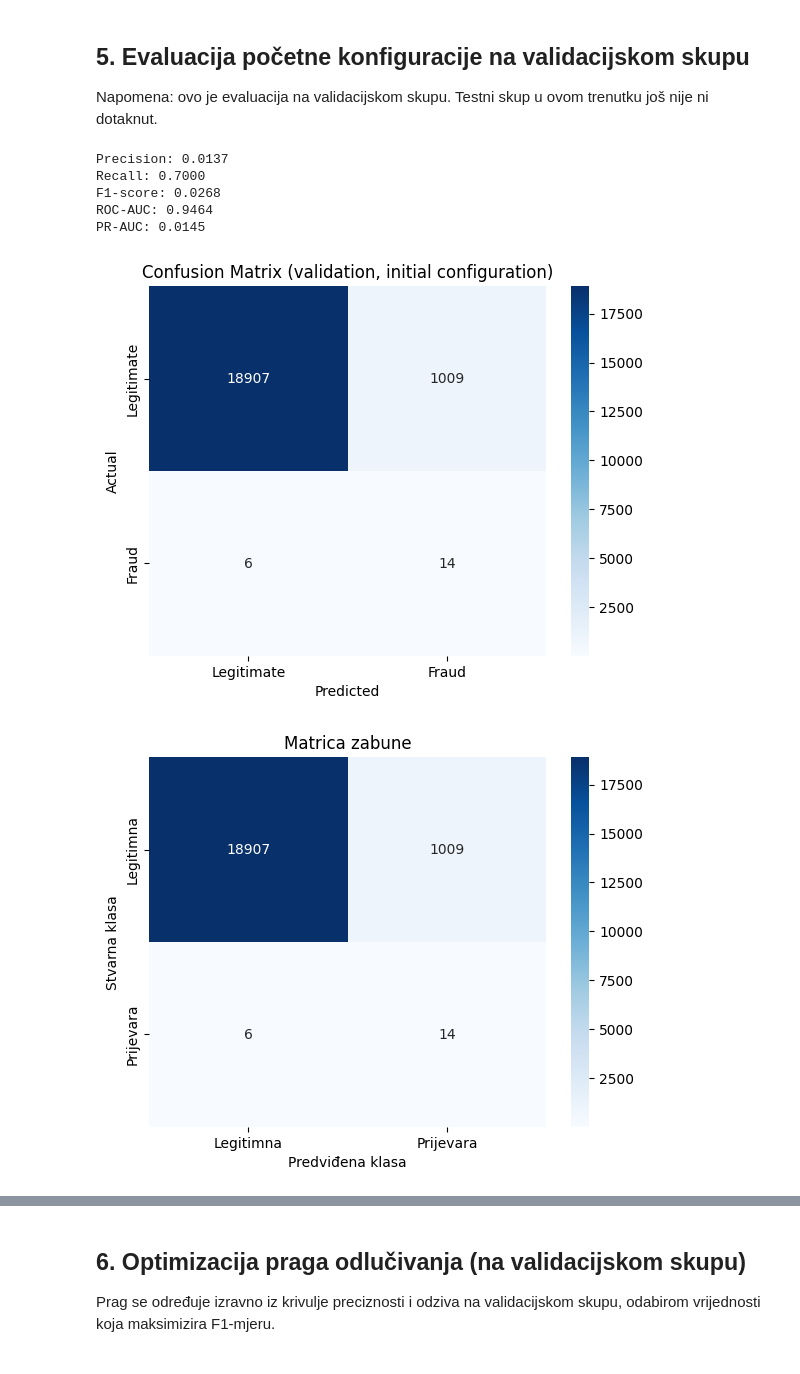
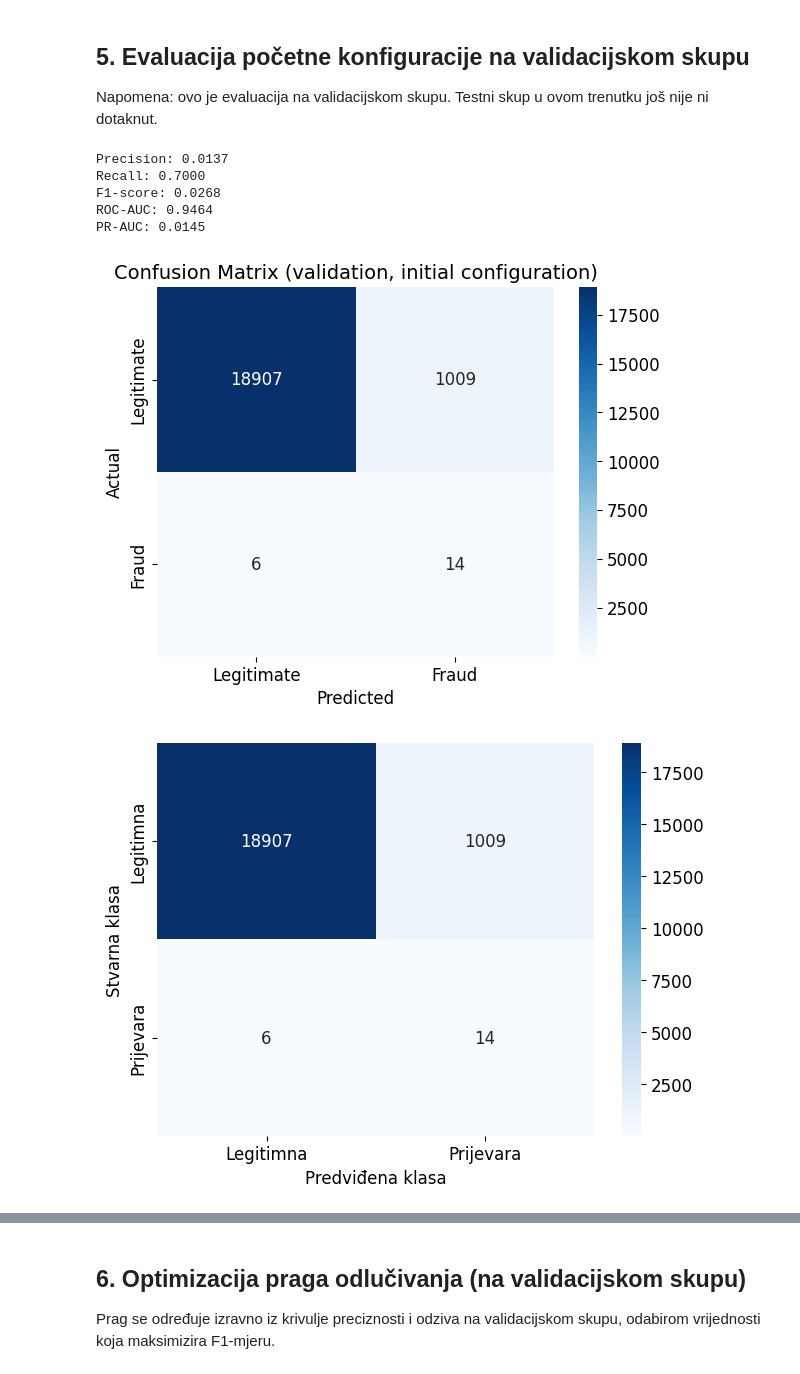
Before and after one commit to klarastankovic/anomaly-detection, a Jupyter notebook: isolation-forest/isolation_forest.ipynb, the cells around one changed output, grey strips where cells are left out. Drawn from its saved outputs; the diff is of its cells as text; code cells hidden in the pictures.

```diff
--- a/isolation-forest/isolation_forest.ipynb
+++ b/isolation-forest/isolation_forest.ipynb
@@ -25,6 +25,15 @@ from sklearn.metrics import (
 import joblib
 
 RANDOM_STATE = 42
+
+plt.rcParams.update({
+    'font.size': 12,
+    'axes.titlesize': 14,
+    'axes.labelsize': 12,
+    'xtick.labelsize': 12,
+    'ytick.labelsize': 12,
+    'legend.fontsize': 12,
+})
 # %% [markdown]
 ## 1. Učitavanje podataka
 # %%
@@ -193,16 +215,18 @@ Recall: 0.7000
 F1-score: 0.0268
 ROC-AUC: 0.9464
 PR-AUC: 0.0145
-[figure, old version]
+[figure, new version]
 # %%
+cm = confusion_matrix(y_val, y_val_pred)
 sns.heatmap(cm, annot=True, fmt='d', cmap='Blues',
             xticklabels=['Legitimna', 'Prijevara'], yticklabels=['Legitimna', 'Prijevara'])
-plt.title('Matrica zabune')
 plt.ylabel('Stvarna klasa')
 plt.xlabel('Predviđena klasa')
+plt.tight_layout()
+plt.savefig('pocetna-konfig_if.png', dpi=300, bbox_inches='tight')
 plt.show()
 # %% [output]
-[figure, old version]
+[figure, new version]
 # %%
 fpr, tpr, _ = roc_curve(y_val, val_scores)
 prec_curve, rec_curve, _ = precision_recall_curve(y_val, val_scores)
```
Also changed, not shown: parts of 15 cells of this notebook, 4 other files.
